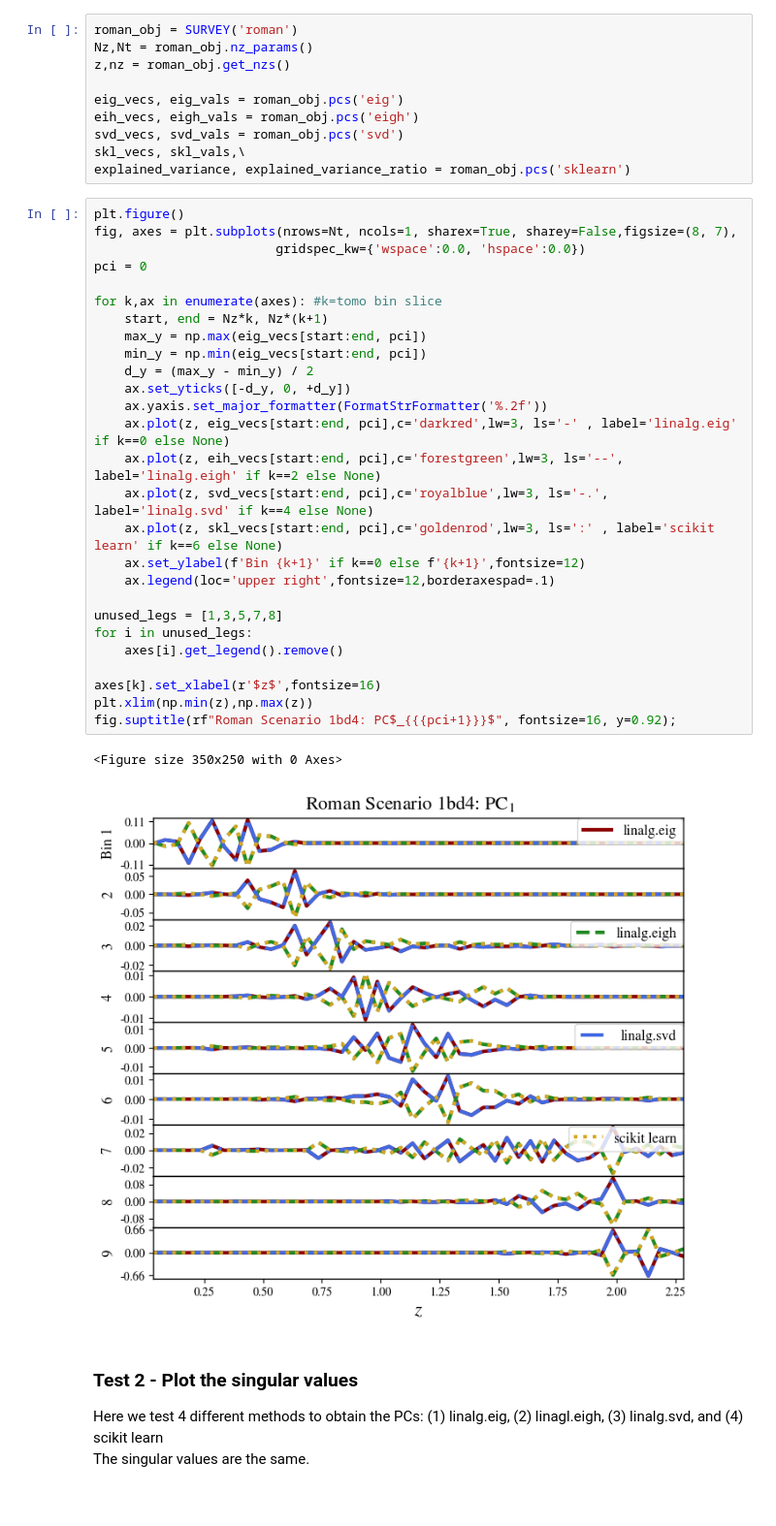
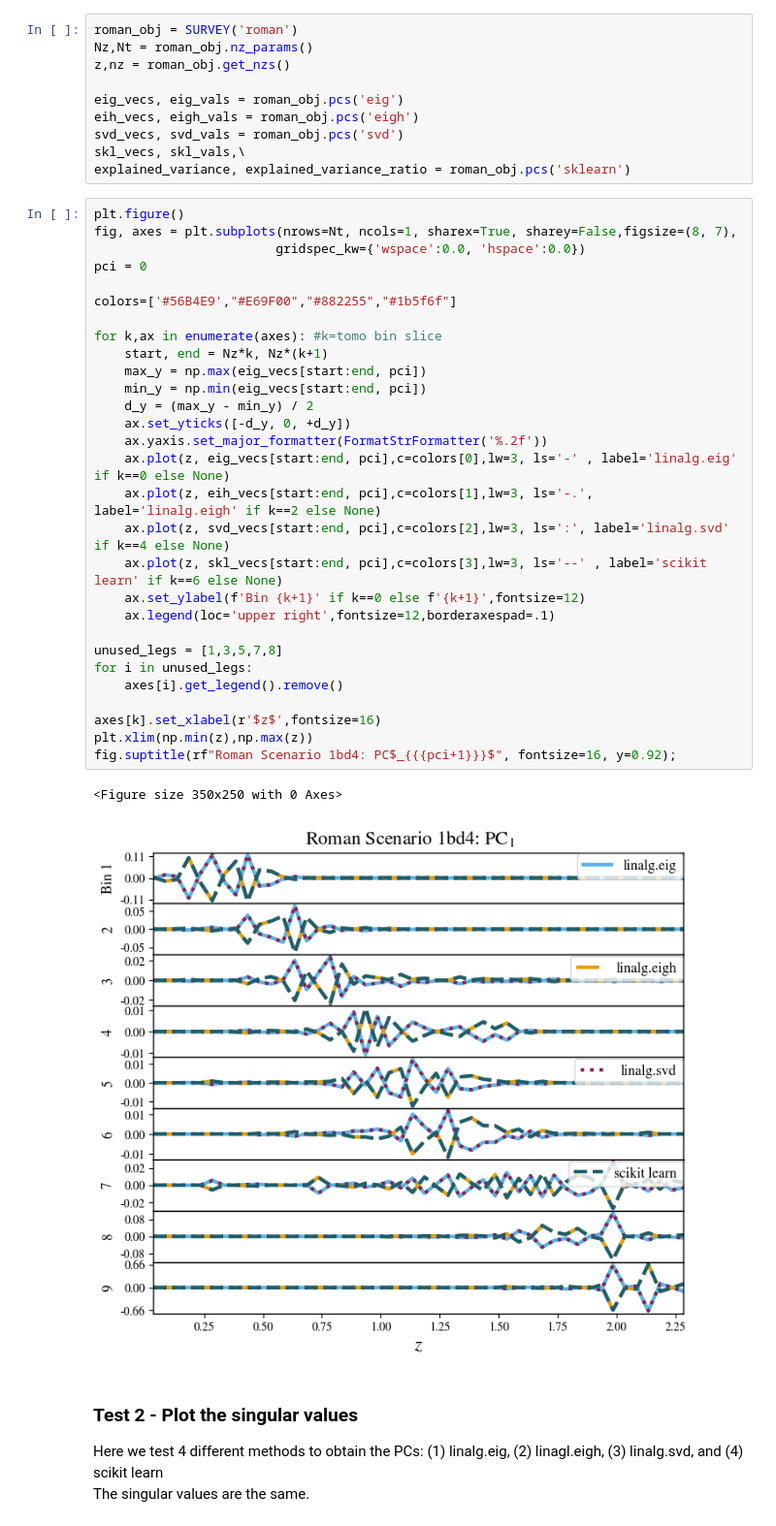
Before and after one commit to Roman-HLIS-Cosmology-PIT/cocoa_photoz, a Jupyter notebook: codes/example.ipynb, the cells around one changed output. Shown: that part at 97% size. Drawn from its saved outputs; the diff is of its cells as text.

```diff
--- a/codes/example.ipynb
+++ b/codes/example.ipynb
@@ -255,33 +255,35 @@ explained_variance, explained_variance_ratio = roman_obj.pcs('sklearn')
 # %%
 plt.figure()
 fig, axes = plt.subplots(nrows=Nt, ncols=1, sharex=True, sharey=False,figsize=(8, 7),
                         gridspec_kw={'wspace':0.0, 'hspace':0.0})
 pci = 0
+
+colors=['#56B4E9',"#E69F00","#882255","#1b5f6f"]
 
 for k,ax in enumerate(axes): #k=tomo bin slice
     start, end = Nz*k, Nz*(k+1)
     max_y = np.max(eig_vecs[start:end, pci])
     min_y = np.min(eig_vecs[start:end, pci])
     d_y = (max_y - min_y) / 2
     ax.set_yticks([-d_y, 0, +d_y])
     ax.yaxis.set_major_formatter(FormatStrFormatter('%.2f'))
-    ax.plot(z, eig_vecs[start:end, pci],c='darkred',lw=3, ls='-' , label='linalg.eig' if k==0 else None)
-    ax.plot(z, eih_vecs[start:end, pci],c='forestgreen',lw=3, ls='--', label='linalg.eigh' if k==2 else None)
-    ax.plot(z, svd_vecs[start:end, pci],c='royalblue',lw=3, ls='-.', label='linalg.svd' if k==4 else None)
-    ax.plot(z, skl_vecs[start:end, pci],c='goldenrod',lw=3, ls=':' , label='scikit learn' if k==6 else None)
+    ax.plot(z, eig_vecs[start:end, pci],c=colors[0],lw=3, ls='-' , label='linalg.eig' if k==0 else None)
+    ax.plot(z, eih_vecs[start:end, pci],c=colors[1],lw=3, ls='-.', label='linalg.eigh' if k==2 else None)
+    ax.plot(z, svd_vecs[start:end, pci],c=colors[2],lw=3, ls=':', label='linalg.svd' if k==4 else None)
+    ax.plot(z, skl_vecs[start:end, pci],c=colors[3],lw=3, ls='--' , label='scikit learn' if k==6 else None)
     ax.set_ylabel(f'Bin {k+1}' if k==0 else f'{k+1}',fontsize=12)
     ax.legend(loc='upper right',fontsize=12,borderaxespad=.1)
 
 unused_legs = [1,3,5,7,8]
 for i in unused_legs:
     axes[i].get_legend().remove()
 
 axes[k].set_xlabel(r'$z$',fontsize=16)
 plt.xlim(np.min(z),np.max(z))
 fig.suptitle(rf"Roman Scenario 1bd4: PC$_{{{pci+1}}}$", fontsize=16, y=0.92);
 # %% [output]
 <Figure size 350x250 with 0 Axes>
-[figure, old version]
+[figure, new version]
 # %% [markdown]
 ### Test 2 - Plot the singular values
 Here we test 4 different methods to obtain the PCs:   (1) linalg.eig,  (2) linagl.eigh,  (3) linalg.svd, and (4) scikit learn
```
Also changed, not shown: parts of 7 cells of this notebook.
